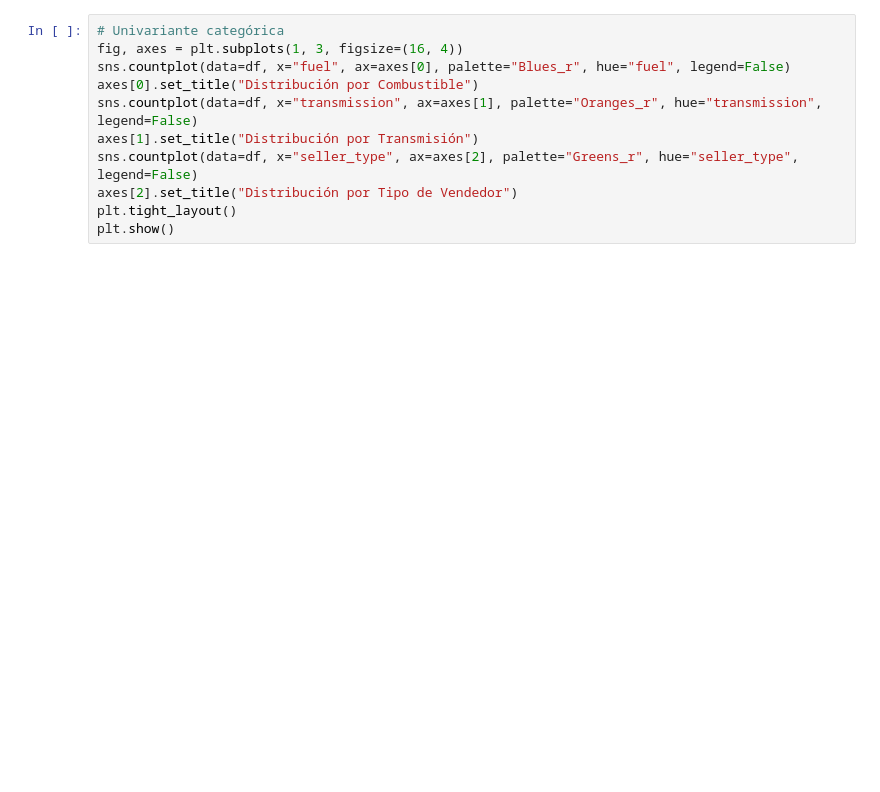
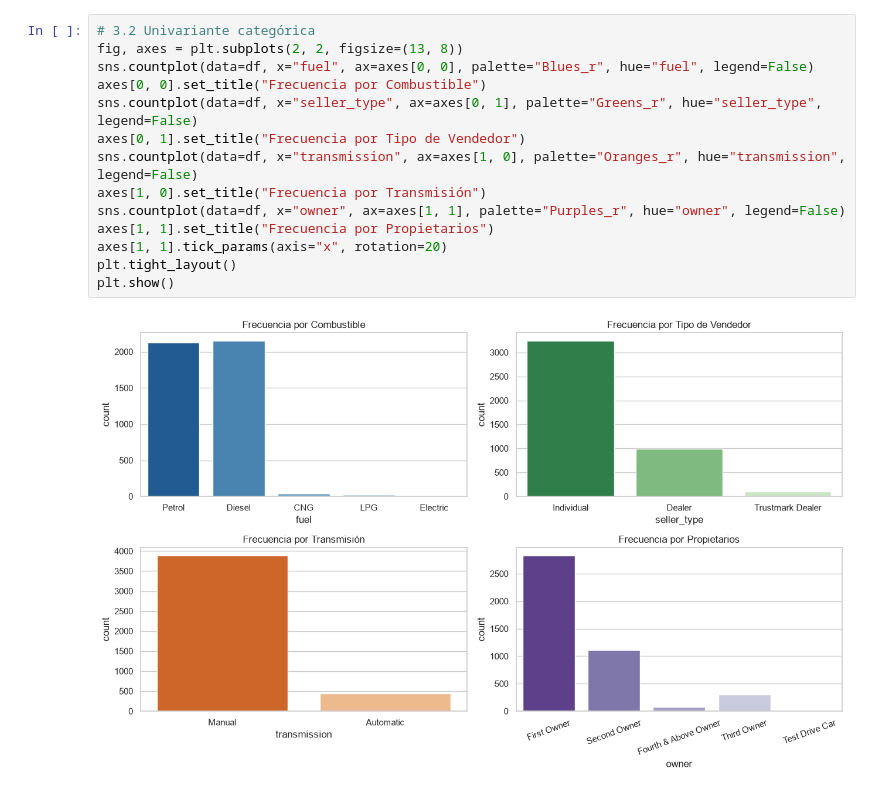
Before and after one commit to Carlostq06/Mlops, a Jupyter notebook: notebooks/01_eda_and_audit.ipynb, the cells around one changed output. Drawn from its saved outputs; the diff is of its cells as text; blank space fills up the shorter version.

```diff
--- a/notebooks/01_eda_and_audit.ipynb
+++ b/notebooks/01_eda_and_audit.ipynb
@@ -54,12 +88,17 @@ plt.show()
 # %%
-# Univariante categórica
-fig, axes = plt.subplots(1, 3, figsize=(16, 4))
-sns.countplot(data=df, x="fuel", ax=axes[0], palette="Blues_r", hue="fuel", legend=False)
-axes[0].set_title("Distribución por Combustible")
-sns.countplot(data=df, x="transmission", ax=axes[1], palette="Oranges_r", hue="transmission", legend=False)
-axes[1].set_title("Distribución por Transmisión")
-sns.countplot(data=df, x="seller_type", ax=axes[2], palette="Greens_r", hue="seller_type", legend=False)
-axes[2].set_title("Distribución por Tipo de Vendedor")
+# 3.2 Univariante categórica
+fig, axes = plt.subplots(2, 2, figsize=(13, 8))
+sns.countplot(data=df, x="fuel", ax=axes[0, 0], palette="Blues_r", hue="fuel", legend=False)
+axes[0, 0].set_title("Frecuencia por Combustible")
+sns.countplot(data=df, x="seller_type", ax=axes[0, 1], palette="Greens_r", hue="seller_type", legend=False)
+axes[0, 1].set_title("Frecuencia por Tipo de Vendedor")
+sns.countplot(data=df, x="transmission", ax=axes[1, 0], palette="Oranges_r", hue="transmission", legend=False)
+axes[1, 0].set_title("Frecuencia por Transmisión")
+sns.countplot(data=df, x="owner", ax=axes[1, 1], palette="Purples_r", hue="owner", legend=False)
+axes[1, 1].set_title("Frecuencia por Propietarios")
+axes[1, 1].tick_params(axis="x", rotation=20)
 plt.tight_layout()
 plt.show()
+# %% [output]
+[figure, added]
 # %%
```
Also changed, not shown: parts of 22 cells of this notebook, 2 other files.
